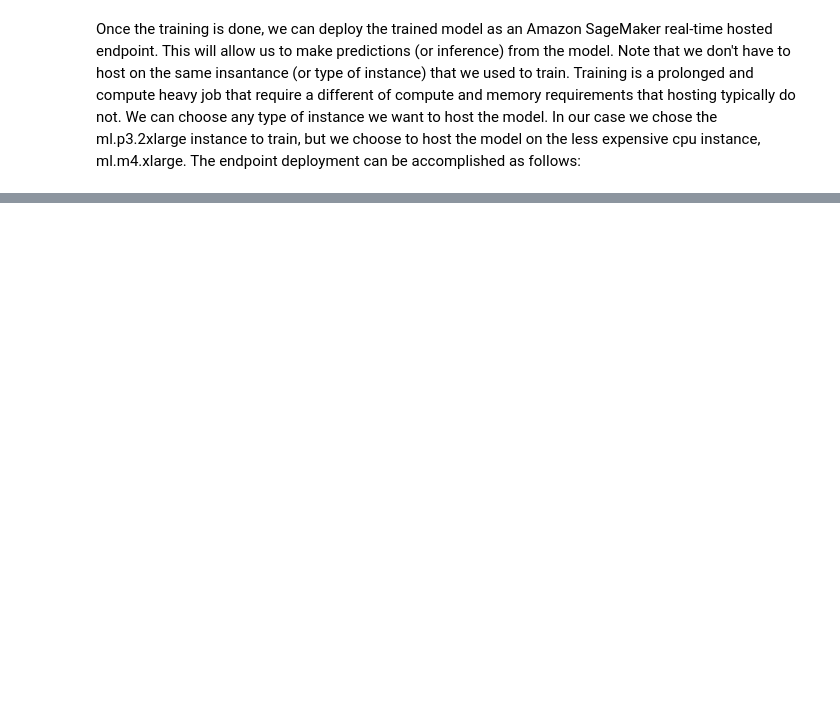
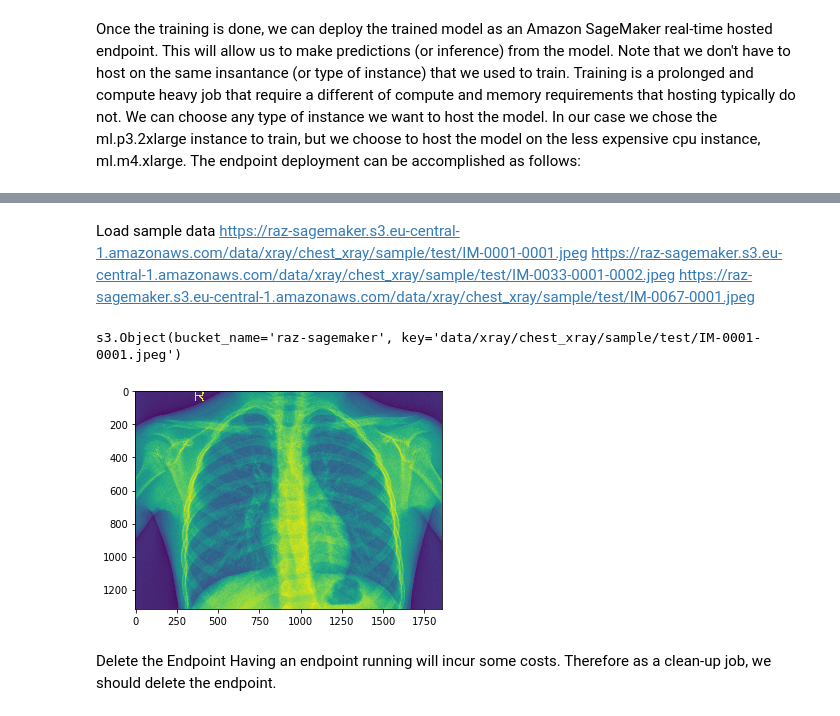
Before and after one commit to ionasec/sagemaker, a Jupyter notebook: objectdetection-chestxray.ipynb, the cells around one changed output, grey strips where cells are left out. Cells and saved outputs as stored; diff of their text form; code cells hidden in the pictures; blank space fills up the shorter version.

Commit message:
object detection training works!

```diff
--- a/objectdetection-chestxray.ipynb
+++ b/objectdetection-chestxray.ipynb
@@ -125,20 +143,28 @@ Load a tet data
+# %% [markdown]
+Load sample data
+https://raz-sagemaker.s3.eu-central-1.amazonaws.com/data/xray/chest_xray/sample/test/IM-0001-0001.jpeg
+https://raz-sagemaker.s3.eu-central-1.amazonaws.com/data/xray/chest_xray/sample/test/IM-0033-0001-0002.jpeg
+https://raz-sagemaker.s3.eu-central-1.amazonaws.com/data/xray/chest_xray/sample/test/IM-0067-0001.jpeg
 # %%
 import matplotlib.pyplot as plt
 import matplotlib.image as mpimg
 from PIL import Image
 
 
 import numpy as np
 import boto3
 import tempfile
 
-s3 = boto3.resource('s3', region_name='eu-central-1')
+s3 = boto3.resource('s3', sess.boto_region_name)
 bucket = s3.Bucket('raz-sagemaker')
-object = bucket.Object('ultrasound-jpeg/09-41-06_1.jpg')
+object = bucket.Object('data/xray/chest_xray/sample/test/IM-0001-0001.jpeg')
 tmp = tempfile.NamedTemporaryFile()
 print(object)
 
 with open(tmp.name, 'wb') as f:
     object.download_fileobj(f)
     img=mpimg.imread(tmp.name)
     plt.imshow(img)
+# %% [output]
+s3.Object(bucket_name='raz-sagemaker', key='data/xray/chest_xray/sample/test/IM-0001-0001.jpeg')
+[figure, added]
@@ -144,0 +178,3 @@ with open(tmp.name, 'wb') as f:
+# %% [markdown]
+Delete the Endpoint
+Having an endpoint running will incur some costs. Therefore as a clean-up job, we should delete the endpoint.
```
Also changed, not shown: parts of 8 cells of this notebook.
